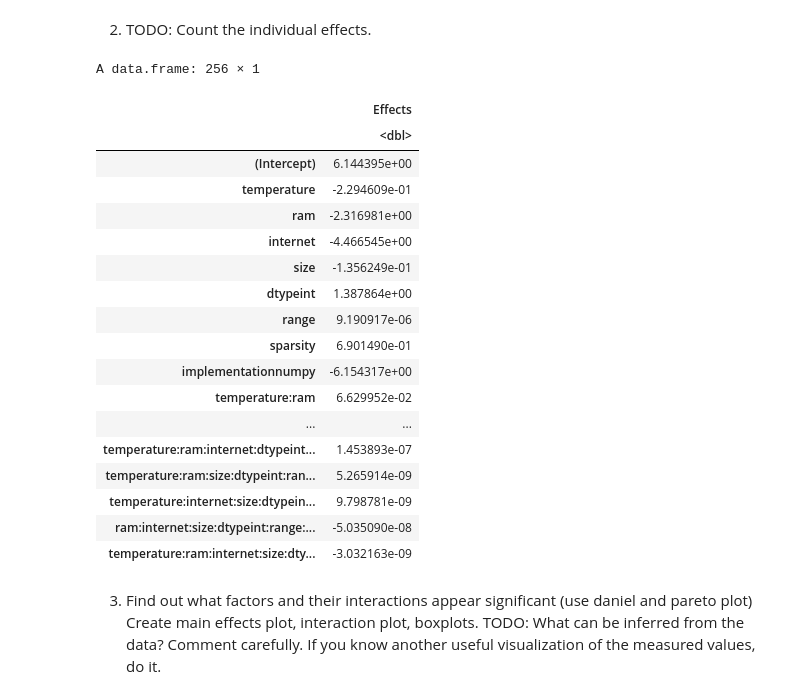
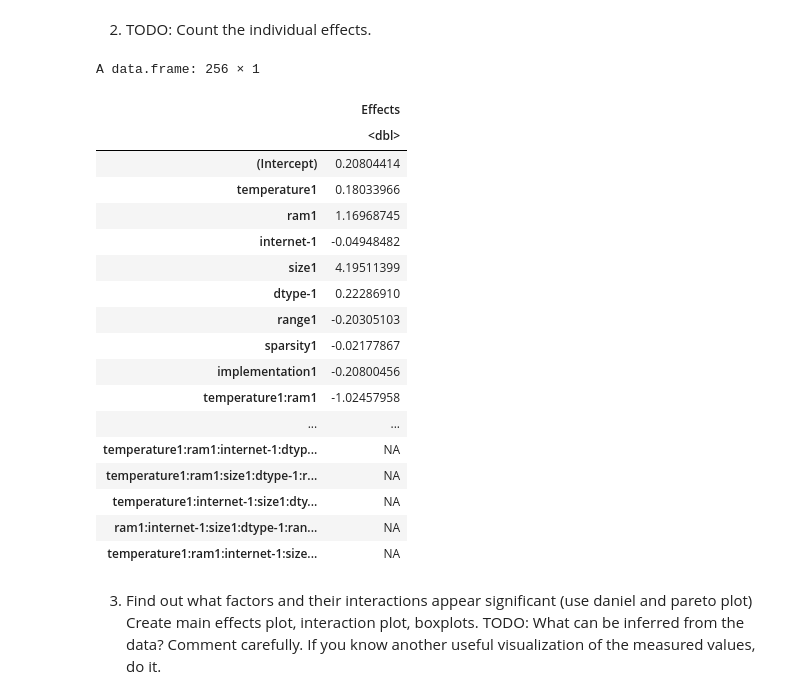
Before and after one commit to Many98/01NAEX, a Jupyter notebook: 01NAEX_HW2_TEAM_A.ipynb, the cells around one changed output. Cells and saved outputs as stored; diff of their text form; code cells hidden in the pictures.

```diff
--- a/01NAEX_HW2_TEAM_A.ipynb
+++ b/01NAEX_HW2_TEAM_A.ipynb
@@ -309,0 +215,32 @@ A design: 64 × 9
+# %%
+
+# Creating 1/4 factorial design
+design =FrF2(2^(8-2), 8, replications = 1, randomize = FALSE,
+generators=c("ABCD","ABEF"),
+factor.names = c("implementation", "sparsity", "range",
+                 "dtype", "size", "ram","internet", "temperature")
+                 )
+
+# Extracting time from original data using `data_mapping`
+correct_data = data_mapping[data_mapping$temperature == design$temperature &
+                            data_mapping$internet == design$internet, ]
+
+
+# Adding response to the design
+design = add.response(design, correct_data$time)
+
+# BUT RESPONSE IS STILL WRONGLY MAPPED
+design$implementation = correct_data$implementation
+design$sparsity= correct_data$sparsity
+design$range = correct_data$range
+design$dtype = correct_data$dtype
+design$size = correct_data$size
+design$ram = correct_data$ram
+design$internet = correct_data$internet
+design$temperature = correct_data$temperature
+
+# NOW ORDER OF EXPERIMENTS IS NOT CORRECT BUT FEATURES ARE CORRECTLY MAPPED
+#  TO RESPONSE
+
+summary(design)
+design
@@ -310,30 +306,31 @@ A design: 64 × 9
 # %% [markdown]
 2. TODO: Count the individual effects.
 # %%
-lm_for_coeffs <- lm(time~temperature*ram*internet*size*dtype*range*sparsity*implementation, data=data)
+lm_for_coeffs <- lm(time~temperature*ram*internet*size*dtype*range*sparsity*implementation,
+                  data=correct_data)
 effects <-as.data.frame(2*lm_for_coeffs$coefficients)
 names(effects)[1] <- 'Effects'
 effects
 # %% [output]
 A data.frame: 256 × 1
 |  | Effects |
 |  | <dbl> |
-| (Intercept) | 6.144395e+00 |
-| temperature | -2.294609e-01 |
-| ram | -2.316981e+00 |
-| internet | -4.466545e+00 |
-| size | -1.356249e-01 |
-| dtypeint | 1.387864e+00 |
-| range | 9.190917e-06 |
-| sparsity | 6.901490e-01 |
-| implementationnumpy | -6.154317e+00 |
-| temperature:ram | 6.629952e-02 |
+| (Intercept) | 0.20804414 |
+| temperature1 | 0.18033966 |
+| ram1 | 1.16968745 |
+| internet-1 | -0.04948482 |
+| size1 | 4.19511399 |
+| dtype-1 | 0.22286910 |
+| range1 | -0.20305103 |
+| sparsity1 | -0.02177867 |
+| implementation1 | -0.20800456 |
+| temperature1:ram1 | -1.02457958 |
 | ... | ... |
-| temperature:ram:internet:dtypeint... | 1.453893e-07 |
-| temperature:ram:size:dtypeint:ran... | 5.265914e-09 |
-| temperature:internet:size:dtypein... | 9.798781e-09 |
-| ram:internet:size:dtypeint:range:... | -5.035090e-08 |
-| temperature:ram:internet:size:dty... | -3.032163e-09 |
+| temperature1:ram1:internet-1:dtyp... | NA |
+| temperature1:ram1:size1:dtype-1:r... | NA |
+| temperature1:internet-1:size1:dty... | NA |
+| ram1:internet-1:size1:dtype-1:ran... | NA |
+| temperature1:ram1:internet-1:size... | NA |
 # %% [markdown]
 3. Find out what factors and their interactions appear significant (use daniel and pareto plot)
     Create main effects plot, interaction plot, boxplots.
```
Also changed, not shown: parts of 9 cells of this notebook.
